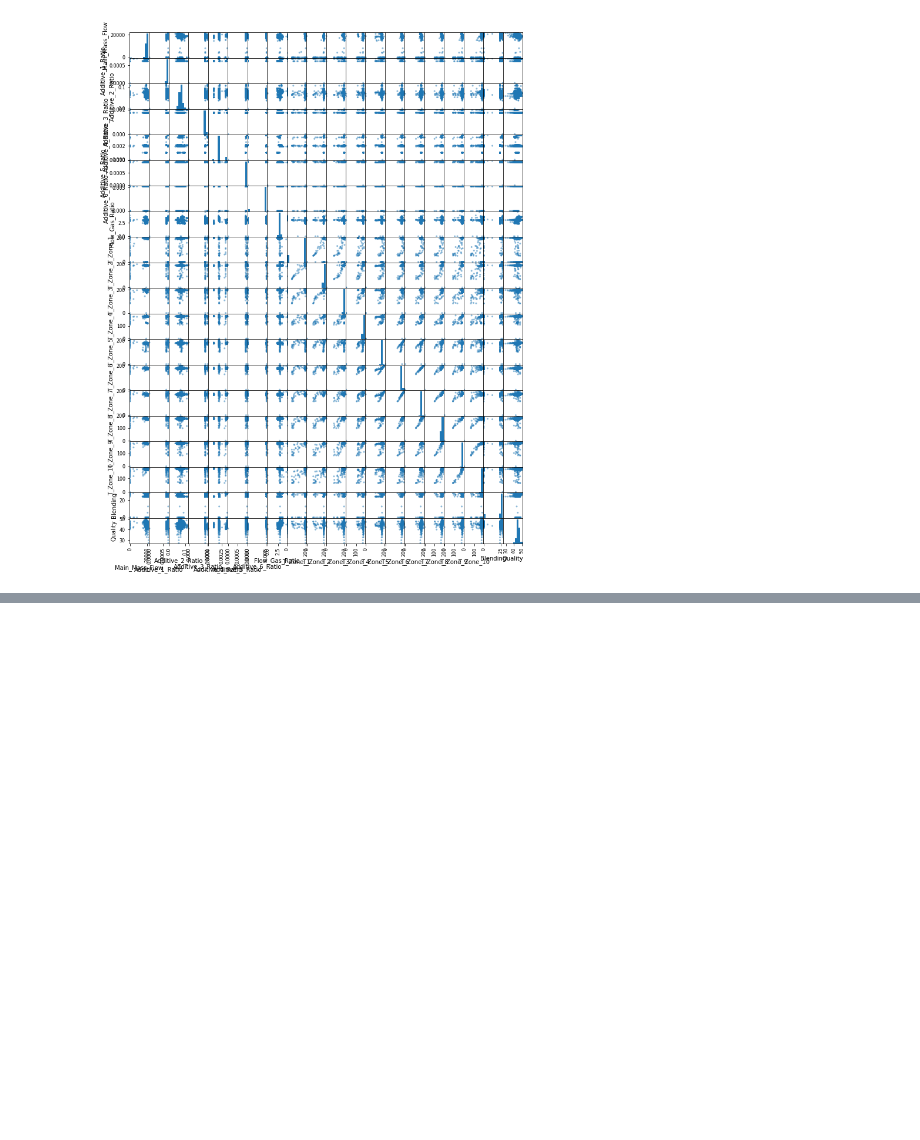
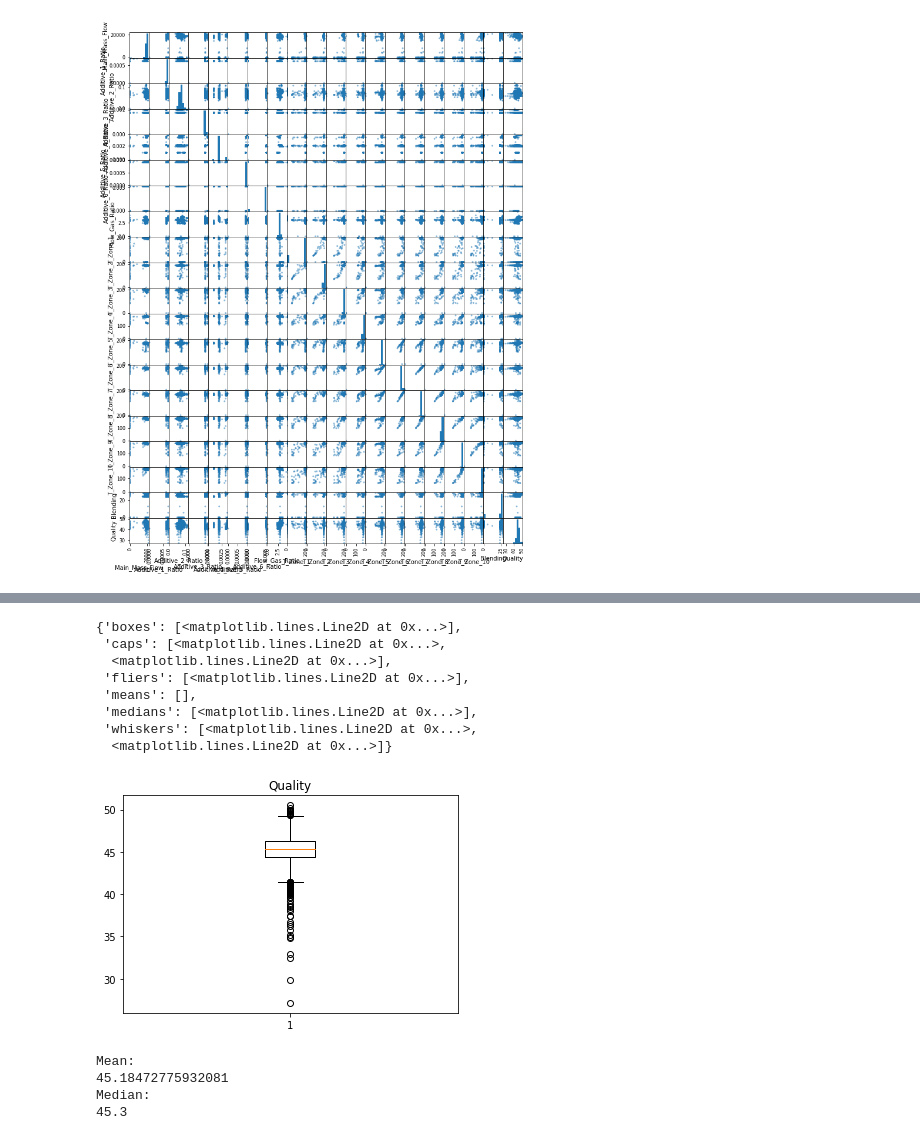
Before and after one commit to boudrejp/w207_supplemental, a Jupyter notebook: final/John Exploratory.ipynb, the cells around one changed output, grey strips where cells are left out. Drawn from its saved outputs; the diff is of its cells as text; code cells hidden in the pictures; blank space fills up the shorter version.

```diff
--- a/final/John Exploratory.ipynb
+++ b/final/John Exploratory.ipynb
@@ -77,0 +131,24 @@ Okay... so far, nothing is popping out. Need to do some more univariate analysis
+# %%
+fig1, ax1 = plt.subplots()
+ax1.set_title('Quality')
+ax1.boxplot(data.Quality)
+# %% [output]
+{'boxes': [<matplotlib.lines.Line2D at 0x...>],
+ 'caps': [<matplotlib.lines.Line2D at 0x...>,
+  <matplotlib.lines.Line2D at 0x...>],
+ 'fliers': [<matplotlib.lines.Line2D at 0x...>],
+ 'means': [],
+ 'medians': [<matplotlib.lines.Line2D at 0x...>],
+ 'whiskers': [<matplotlib.lines.Line2D at 0x...>,
+  <matplotlib.lines.Line2D at 0x...>]}
+[figure, added]
+# %%
+print("Mean:")
+print(np.mean(data.Quality))
+print("Median:")
+print(np.median(data.Quality))
+# %% [output]
+Mean:
+45.18472775932081
+Median:
+45.3
```
Also changed, not shown: parts of 5 cells of this notebook.
